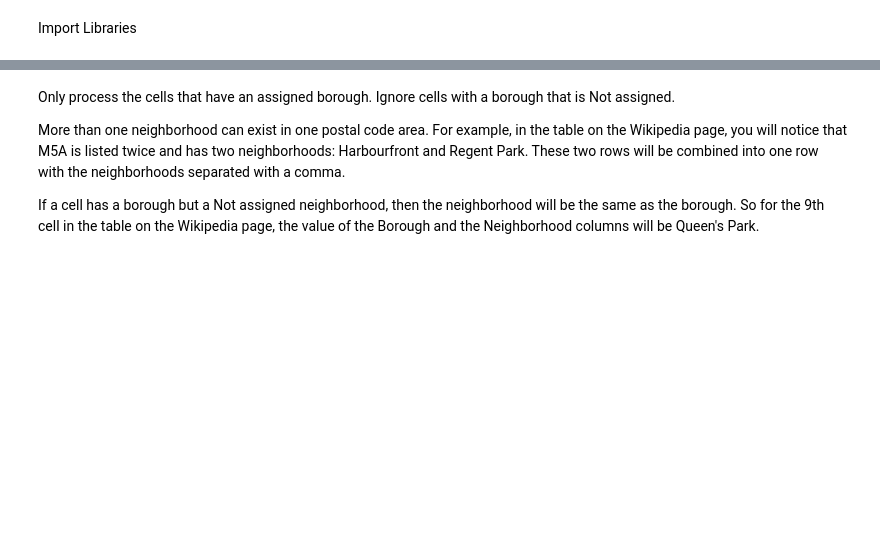
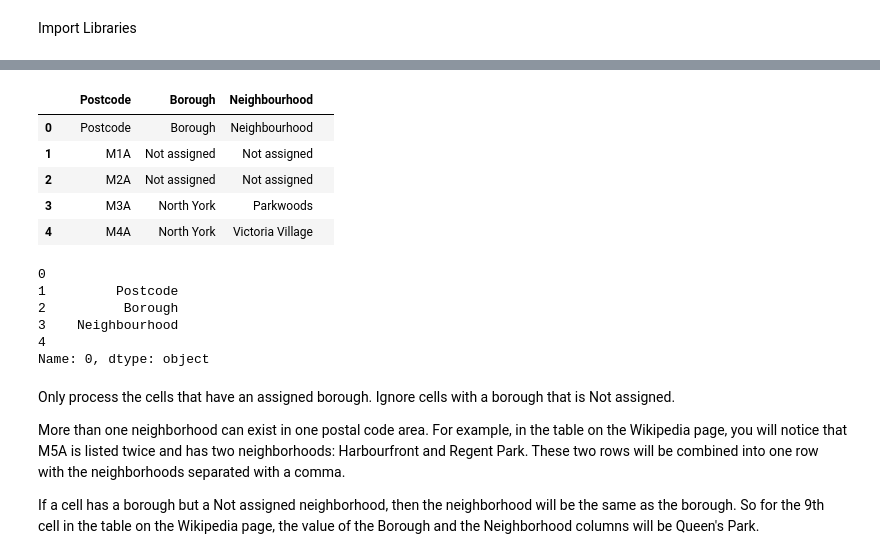
Before and after one commit to akshayca/personal-portfolio, a Jupyter notebook: Machine Learning Projects/Clustering/Segmenting and Clustering Neighborhoods in Toronto/Segmenting and Clustering Neighborhoods in Toronto .ipynb, the cells around one changed output, grey strips where cells are left out. Cells and saved outputs as stored; diff of their text form; code cells hidden in the pictures; blank space fills up the shorter version.

```diff
--- a/Machine Learning Projects/Clustering/Segmenting and Clustering Neighborhoods in Toronto/Segmenting and Clustering Neighborhoods in Toronto .ipynb
+++ b/Machine Learning Projects/Clustering/Segmenting and Clustering Neighborhoods in Toronto/Segmenting and Clustering Neighborhoods in Toronto .ipynb
@@ -32,0 +52,19 @@ df3.head()
+# %%
+df2 = df1.rename(columns=df1.iloc[0])
+df2.head()
+# %% [output]
+|  |  | Postcode | Borough | Neighbourhood |  |
+| 0 |  | Postcode | Borough | Neighbourhood |  |
+| 1 |  | M1A | Not assigned | Not assigned |  |
+| 2 |  | M2A | Not assigned | Not assigned |  |
+| 3 |  | M3A | North York | Parkwoods |  |
+| 4 |  | M4A | North York | Victoria Village |  |
+# %%
+df1.iloc[0]
+# %% [output]
+0
+1         Postcode
+2          Borough
+3    Neighbourhood
+4
+Name: 0, dtype: object
```
Also changed, not shown: parts of 5 cells of this notebook, 3 other files.
